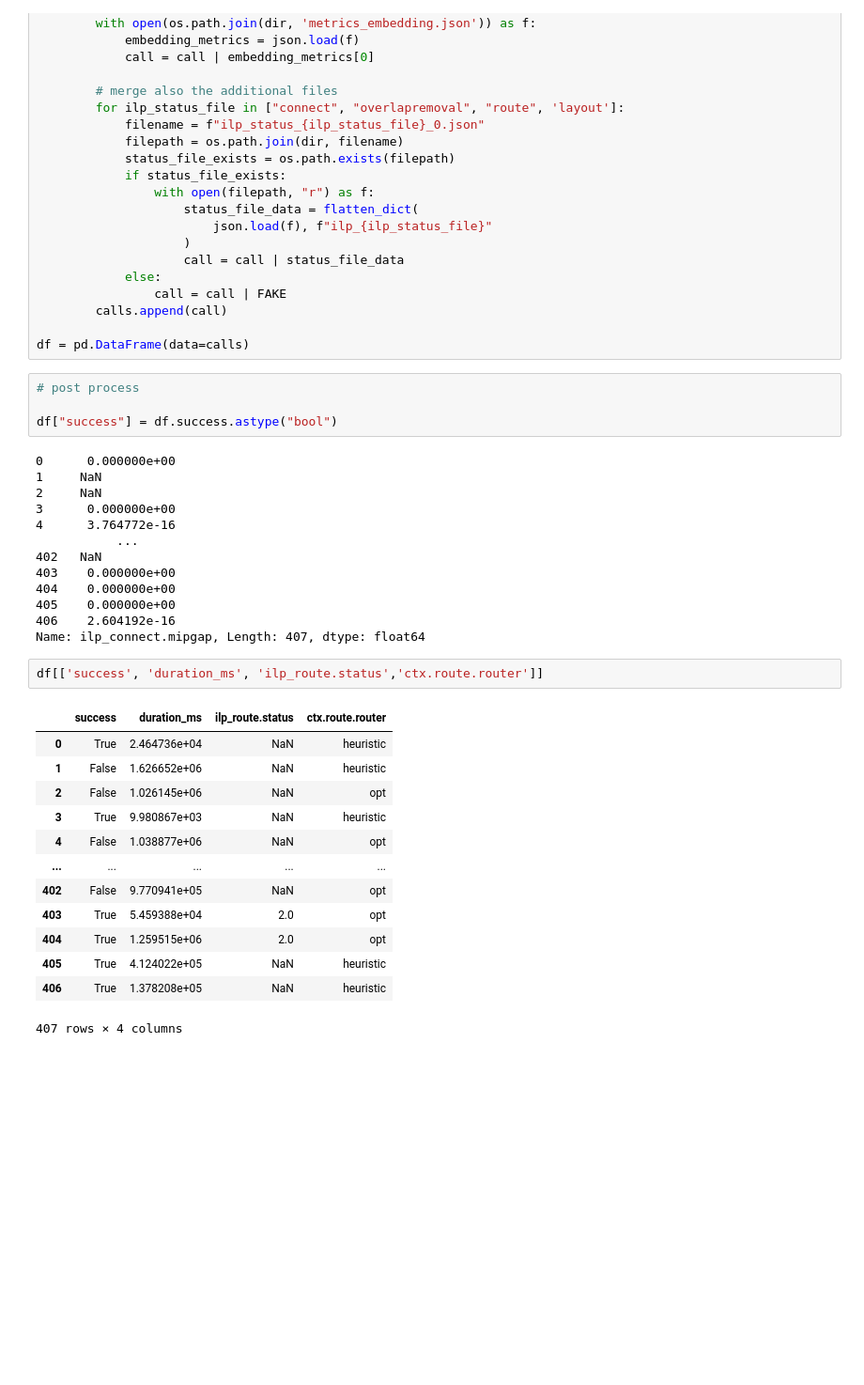
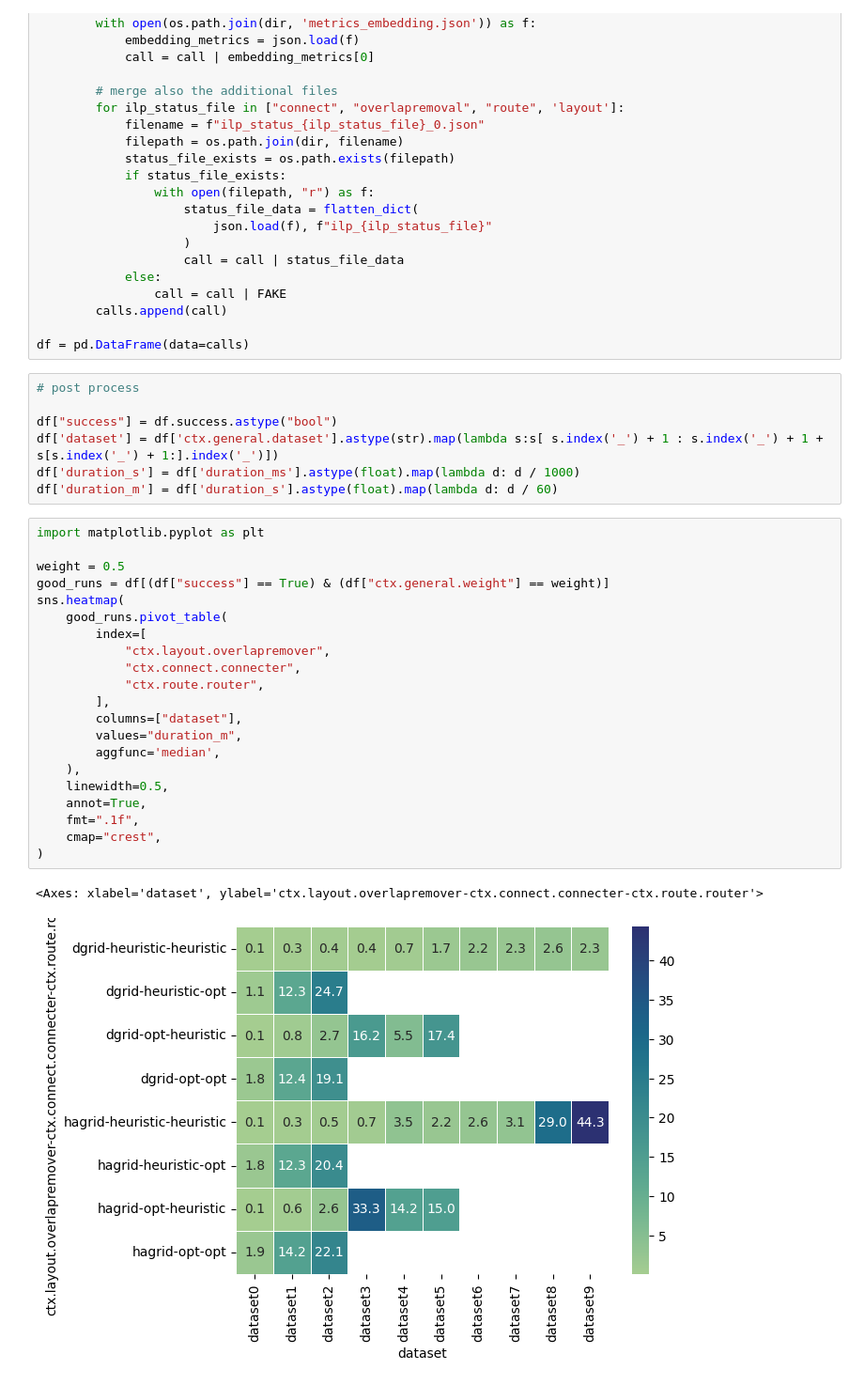
Before and after one commit to npiccolotto/undrground-tubes, a Jupyter notebook: designspace-result/merge.ipynb, the cells around one changed output. Shown at 94% size. Cells and saved outputs as stored; diff of their text form; blank space fills up the shorter version.

Commit message:
add a heatmap plot to ipynb

```diff
--- a/designspace-result/merge.ipynb
+++ b/designspace-result/merge.ipynb
@@ -81,36 +81,34 @@ for dir in folders_with_call_file:
         calls.append(call)
 
 df = pd.DataFrame(data=calls)
-# %%
-# post process
-
-df["success"] = df.success.astype("bool")
-# %% [output]
-0      0.000000e+00
-1     NaN
-2     NaN
-3      0.000000e+00
-4      3.764772e-16
-           ...
-402   NaN
-403    0.000000e+00
-404    0.000000e+00
-405    0.000000e+00
-406    2.604192e-16
-Name: ilp_connect.mipgap, Length: 407, dtype: float64
-# %%
-df[['success', 'duration_ms', 'ilp_route.status','ctx.route.router']]
-# %% [output]
-|  | success | duration_ms | ilp_route.status | ctx.route.router |
-| 0 | True | 2.464736e+04 | NaN | heuristic |
-| 1 | False | 1.626652e+06 | NaN | heuristic |
-| 2 | False | 1.026145e+06 | NaN | opt |
-| 3 | True | 9.980867e+03 | NaN | heuristic |
-| 4 | False | 1.038877e+06 | NaN | opt |
-| ... | ... | ... | ... | ... |
-| 402 | False | 9.770941e+05 | NaN | opt |
-| 403 | True | 5.459388e+04 | 2.0 | opt |
-| 404 | True | 1.259515e+06 | 2.0 | opt |
-| 405 | True | 4.124022e+05 | NaN | heuristic |
-| 406 | True | 1.378208e+05 | NaN | heuristic |
-407 rows × 4 columns
+# %%
+# post process
+
+df["success"] = df.success.astype("bool")
+df['dataset'] = df['ctx.general.dataset'].astype(str).map(lambda s:s[ s.index('_') + 1 : s.index('_') + 1 + s[s.index('_') + 1:].index('_')])
+df['duration_s'] = df['duration_ms'].astype(float).map(lambda d: d / 1000)
+df['duration_m'] = df['duration_s'].astype(float).map(lambda d: d / 60)
+# %%
+import matplotlib.pyplot as plt
+
+weight = 0.5
+good_runs = df[(df["success"] == True) & (df["ctx.general.weight"] == weight)]
+sns.heatmap(
+    good_runs.pivot_table(
+        index=[
+            "ctx.layout.overlapremover",
+            "ctx.connect.connecter",
+            "ctx.route.router",
+        ],
+        columns=["dataset"],
+        values="duration_m",
+        aggfunc='median',
+    ),
+    linewidth=0.5,
+    annot=True,
+    fmt=".1f",
+    cmap="crest",
+)
+# %% [output]
+<Axes: xlabel='dataset', ylabel='ctx.layout.overlapremover-ctx.connect.connecter-ctx.route.router'>
+[figure, added]
```
Also changed, not shown: 1 other file.
